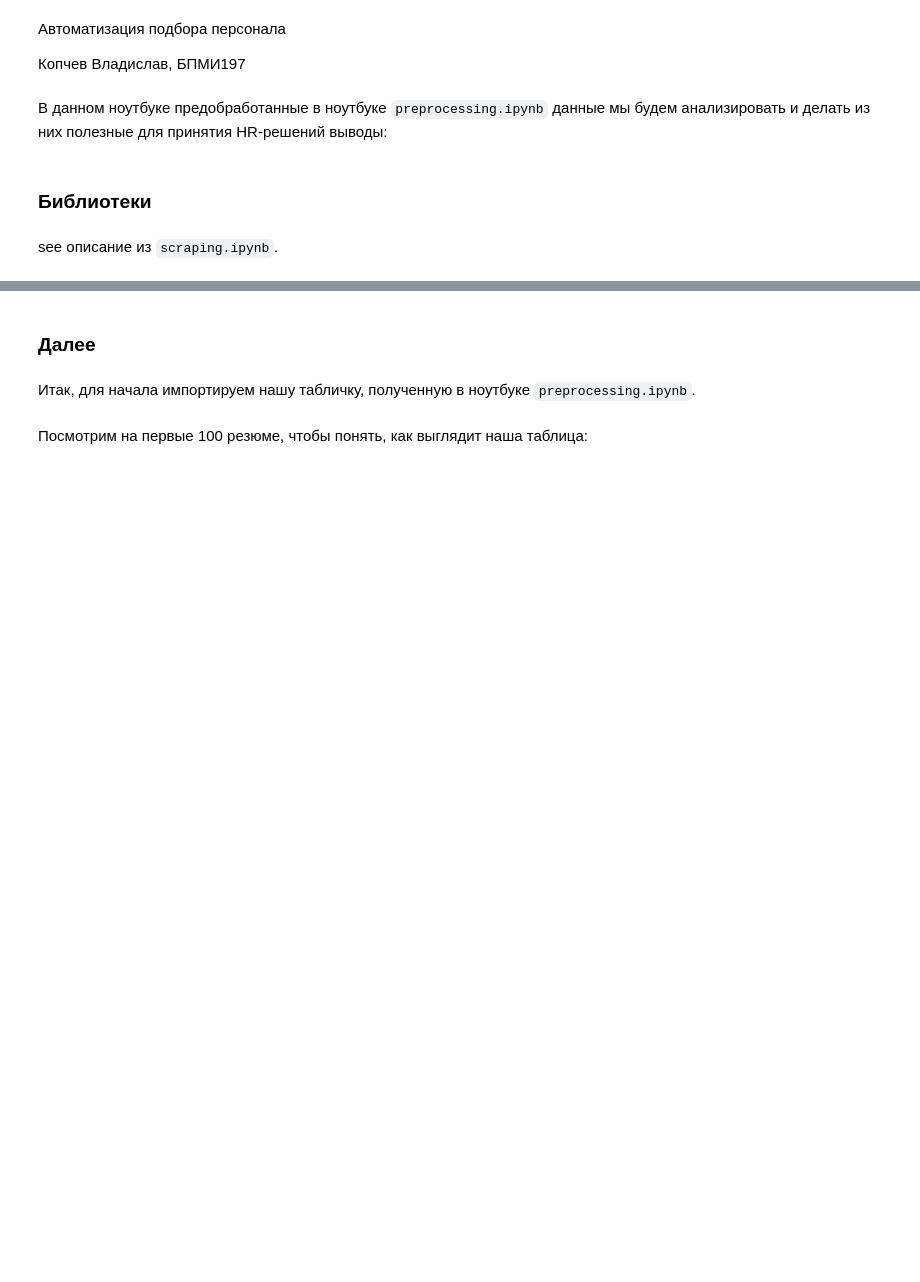
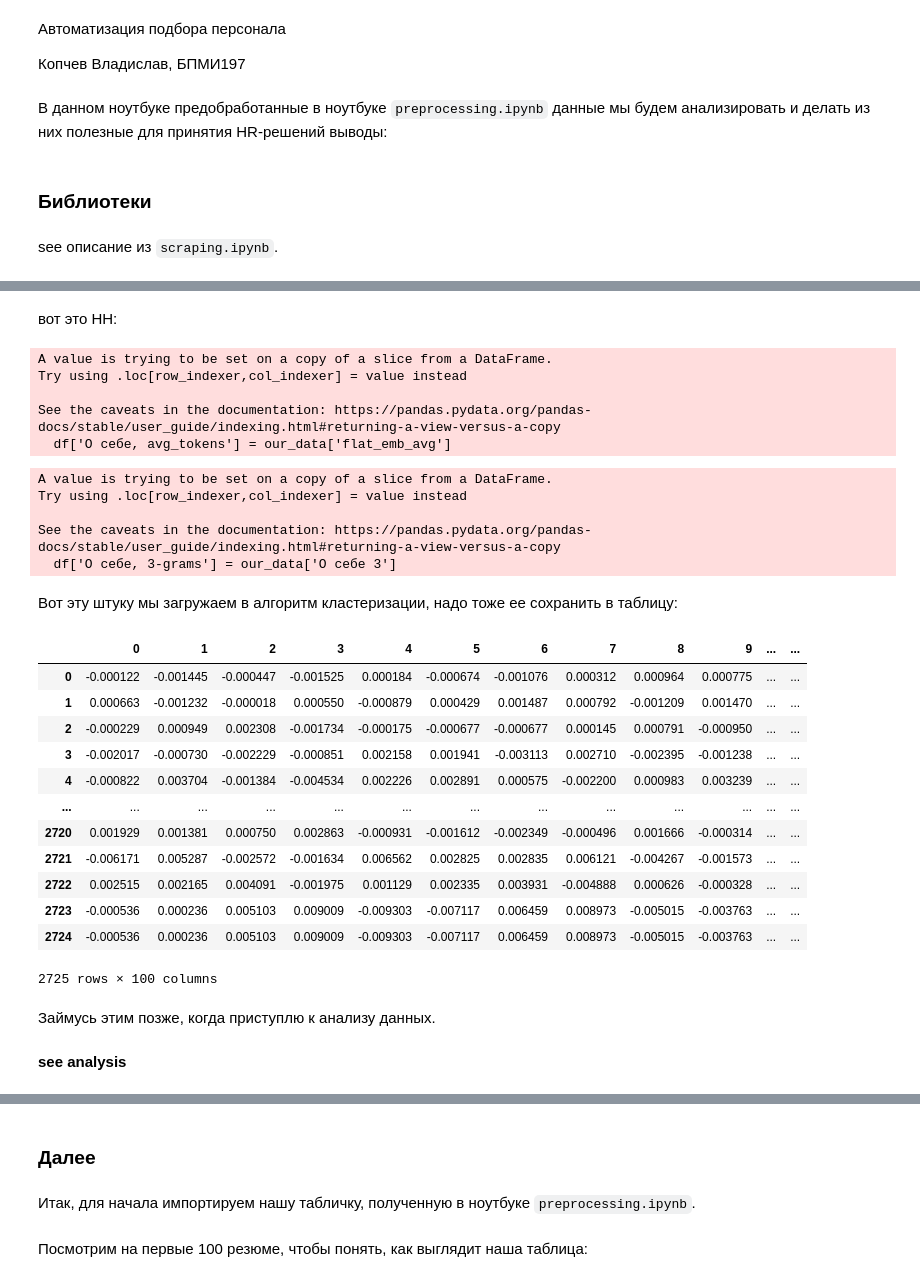
Before and after one commit to aefrt/automatization-recruiting, a Jupyter notebook: analysis.ipynb, the cells around one changed output, grey strips where cells are left out. Drawn from its saved outputs; the diff is of its cells as text; code cells hidden in the pictures; blank space fills up the shorter version.

```diff
--- a/analysis.ipynb
+++ b/analysis.ipynb
@@ -24,0 +239,9 @@ import numpy as np
+# %%
+embs = []
+for x in our_data['О себе 3']:
+    cur_embs = []
+    for y in x:
+        cur_embs.append(model.wv[y])
+    embs.append(cur_embs)
+# %%
+our_data['emb'] = embs
@@ -24,0 +491,18 @@ import numpy as np
+# %% [markdown]
+вот это НН:
+# %%
+df['О себе, avg_tokens'] = our_data['flat_emb_avg']
+# %% [output]
+A value is trying to be set on a copy of a slice from a DataFrame.
+Try using .loc[row_indexer,col_indexer] = value instead
+
+See the caveats in the documentation: https://pandas.pydata.org/pandas-docs/stable/user_guide/indexing.html#returning-a-view-versus-a-copy
+  df['О себе, avg_tokens'] = our_data['flat_emb_avg']
+# %%
+df['О себе, 3-grams'] = our_data['О себе 3']
+# %% [output]
+A value is trying to be set on a copy of a slice from a DataFrame.
+Try using .loc[row_indexer,col_indexer] = value instead
+
+See the caveats in the documentation: https://pandas.pydata.org/pandas-docs/stable/user_guide/indexing.html#returning-a-view-versus-a-copy
+  df['О себе, 3-grams'] = our_data['О себе 3']
@@ -24,0 +511,22 @@ import numpy as np
+# %% [markdown]
+Вот эту штуку мы загружаем в алгоритм кластеризации, надо тоже ее сохранить в таблицу:
+# %%
+pd.DataFrame(X)
+# %% [output]
+|  | 0 | 1 | 2 | 3 | 4 | 5 | 6 | 7 | 8 | 9 | ... | ... |
+| 0 | -0.000122 | -0.001445 | -0.000447 | -0.001525 | 0.000184 | -0.000674 | -0.001076 | 0.000312 | 0.000964 | 0.000775 | ... | ... |
+| 1 | 0.000663 | -0.001232 | -0.000018 | 0.000550 | -0.000879 | 0.000429 | 0.001487 | 0.000792 | -0.001209 | 0.001470 | ... | ... |
+| 2 | -0.000229 | 0.000949 | 0.002308 | -0.001734 | -0.000175 | -0.000677 | -0.000677 | 0.000145 | 0.000791 | -0.000950 | ... | ... |
+| 3 | -0.002017 | -0.000730 | -0.002229 | -0.000851 | 0.002158 | 0.001941 | -0.003113 | 0.002710 | -0.002395 | -0.001238 | ... | ... |
+| 4 | -0.000822 | 0.003704 | -0.001384 | -0.004534 | 0.002226 | 0.002891 | 0.000575 | -0.002200 | 0.000983 | 0.003239 | ... | ... |
+| ... | ... | ... | ... | ... | ... | ... | ... | ... | ... | ... | ... | ... |
+| 2720 | 0.001929 | 0.001381 | 0.000750 | 0.002863 | -0.000931 | -0.001612 | -0.002349 | -0.000496 | 0.001666 | -0.000314 | ... | ... |
+| 2721 | -0.006171 | 0.005287 | -0.002572 | -0.001634 | 0.006562 | 0.002825 | 0.002835 | 0.006121 | -0.004267 | -0.001573 | ... | ... |
+| 2722 | 0.002515 | 0.002165 | 0.004091 | -0.001975 | 0.001129 | 0.002335 | 0.003931 | -0.004888 | 0.000626 | -0.000328 | ... | ... |
+| 2723 | -0.000536 | 0.000236 | 0.005103 | 0.009009 | -0.009303 | -0.007117 | 0.006459 | 0.008973 | -0.005015 | -0.003763 | ... | ... |
+| 2724 | -0.000536 | 0.000236 | 0.005103 | 0.009009 | -0.009303 | -0.007117 | 0.006459 | 0.008973 | -0.005015 | -0.003763 | ... | ... |
+2725 rows × 100 columns
+# %% [markdown]
+Займусь этим позже, когда приступлю к анализу данных.
+# %% [markdown]
+**see analysis**
```
Also changed, not shown: parts of 104 cells of this notebook, 3 other files.
